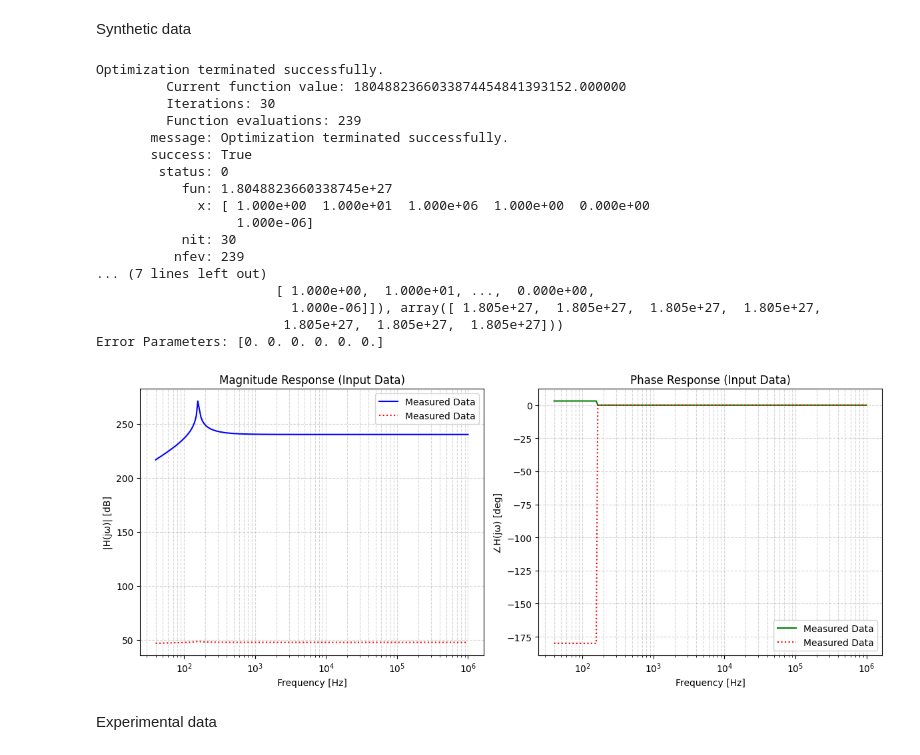
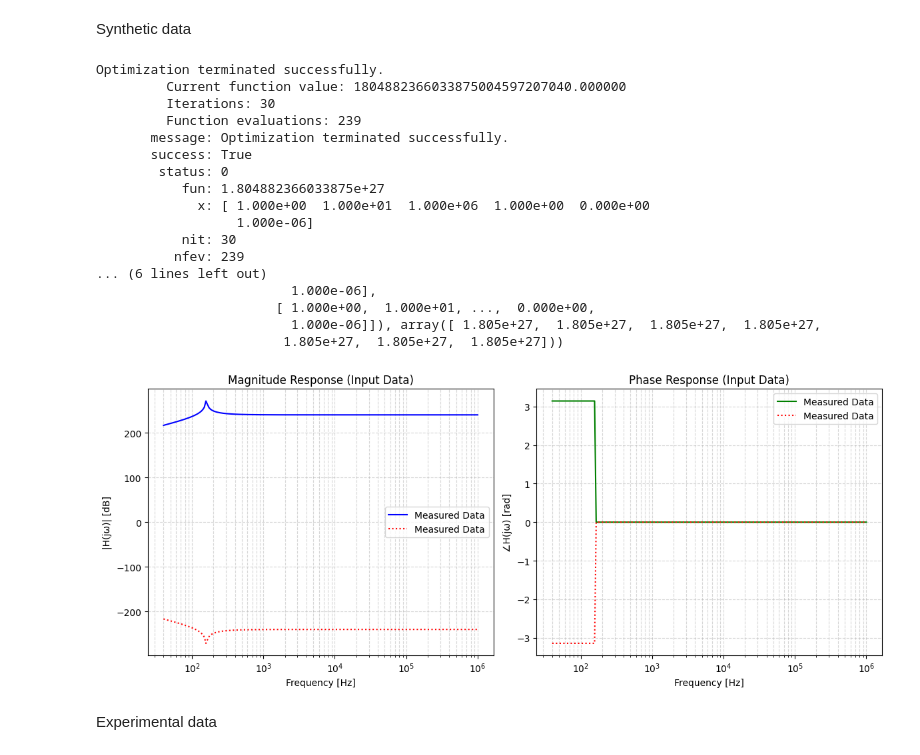
Before and after one commit to EvertonTrentoJR/FittingEIS2orderTF, a Jupyter notebook: coef_minimization_EIS.ipynb, the cells around one changed output. Saved outputs shown, nothing was run; the diff lists cells and outputs as text; code cells hidden in the pictures.

```diff
--- a/coef_minimization_EIS.ipynb
+++ b/coef_minimization_EIS.ipynb
@@ -20,7 +20,7 @@ from google.colab import drive
 class InputDataSynthetic:
     def __init__(self, syntP=None, freq=None ):
         self.freq = freq
-        self.w = 2 * np.pi * self.freq
+        self.w = 2 * np.pi * np.asarray(self.freq, dtype=float)
         self.jw = 1j * self.w
         self.syntP = syntP
         self.generateSyntheticTF()
@@ -52,12 +52,8 @@ class InputDataSynthetic:
         else:
             raise ValueError("syntheticParams must have 4 (1st order) or 6 (2nd order) values")
 
-        # self.mag_true = 20 * np.log10(np.abs(self.H_true))
-        self.phase_true = np.angle(self.H_true)
-
-        # self.mag_data = self.mag_true
         self.mag_data = np.abs(self.H_true)
-        self.phase_data = self.phase_true
+        self.phase_data = np.angle(self.H_true)
 
     def experimental(self):
         from google.colab import drive
@@ -66,9 +62,11 @@ class InputDataSynthetic:
     def plot_input_data(self):
         plt.figure(figsize=(12, 5))
 
+        mag_data_db = 20 * np.log10(self.mag_data)
+
         # Plot magnitude
         plt.subplot(1, 2, 1)
-        plt.semilogx(self.freq, self.mag_data, label='Measured Data', color='blue')
+        plt.semilogx(self.freq, mag_data_db, label='Measured Data', color='blue')
         plt.title('Magnitude Response (Input Data)')
         plt.xlabel('Frequency [Hz]')
         plt.ylabel('|H(jω)| [dB]')
@@ -80,16 +78,14 @@ class InputDataSynthetic:
         plt.semilogx(self.freq, self.phase_data, label='Measured Data', color='green')
         plt.title('Phase Response (Input Data)')
         plt.xlabel('Frequency [Hz]')
-        plt.ylabel('∠H(jω) [deg]')
+        plt.ylabel('∠H(jω) [rad]')
         plt.grid(True, which='both', linestyle='--', alpha=0.5)
         plt.legend()
 
         plt.tight_layout()
         plt.show()
 
-    def magphase_to_complex(self, deg=True):
-        if deg:
-          self.phase_data = np.deg2rad(self.phase_data)
+    def magphase_to_complex(self):
         self.magphase_complex = self.mag_data * np.exp(1j * self.phase_data)
         return self.magphase_complex
 # %%
@@ -102,5 +98,5 @@ input_data_synt = InputDataSynthetic(syntP=syntheticParams, freq=freq)
 
 mag_data, phase_data = input_data_synt.get_data()
 
-magphase_complex = input_data_synt.magphase_to_complex(deg=True)
+magphase_complex = input_data_synt.magphase_to_complex()
 # %% [output]
@@ -319,41 +308,39 @@ Synthetic data
 #     args=(freq, mag_data, phase_data, order),
 #     method='Nelder-Mead',
 #     options={'maxiter': 10000, 'disp': True})
 
 result_synt = minimize(
     loss_function_complex,
     initial_guess,
     args=(freq, magphase_complex, order),
     method='Nelder-Mead',
     options={'maxiter': 10000, 'disp': True})
 
+print(result_synt)
 
-print(result_synt)
 optimized_params_synt = result_synt.x
-Error_params = optimized_params_synt - syntheticParams
-print('Error Parameters:', Error_params)
 
 mag_fit_synt, phase_fit_synt = coef2spectrum(optimized_params_synt,freq,order=order)
 pltFit(freq, mag_data, mag_fit_synt, phase_data, phase_fit_synt)
 # %% [output]
 Optimization terminated successfully.
-         Current function value: 1804882366033874454841393152.000000
+         Current function value: 1804882366033875004597207040.000000
          Iterations: 30
          Function evaluations: 239
        message: Optimization terminated successfully.
        success: True
         status: 0
-           fun: 1.8048823660338745e+27
+           fun: 1.804882366033875e+27
              x: [ 1.000e+00  1.000e+01  1.000e+06  1.000e+00  0.000e+00
                   1.000e-06]
            nit: 30
           nfev: 239
-... (7 lines left out)
+... (6 lines left out)
+                         1.000e-06],
                        [ 1.000e+00,  1.000e+01, ...,  0.000e+00,
                          1.000e-06]]), array([ 1.805e+27,  1.805e+27,  1.805e+27,  1.805e+27,
                         1.805e+27,  1.805e+27,  1.805e+27]))
-Error Parameters: [0. 0. 0. 0. 0. 0.]
-[figure, old version]
+[figure, new version]
 # %% [markdown]
 Experimental data
 # %% [markdown]
```
Also changed, not shown: parts of 7 cells of this notebook.
